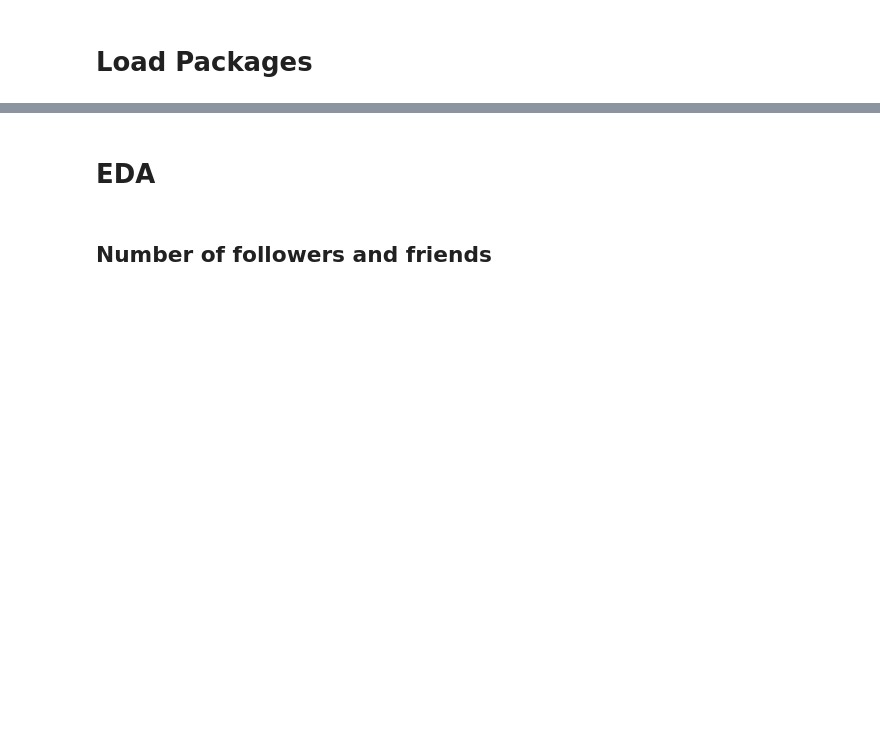
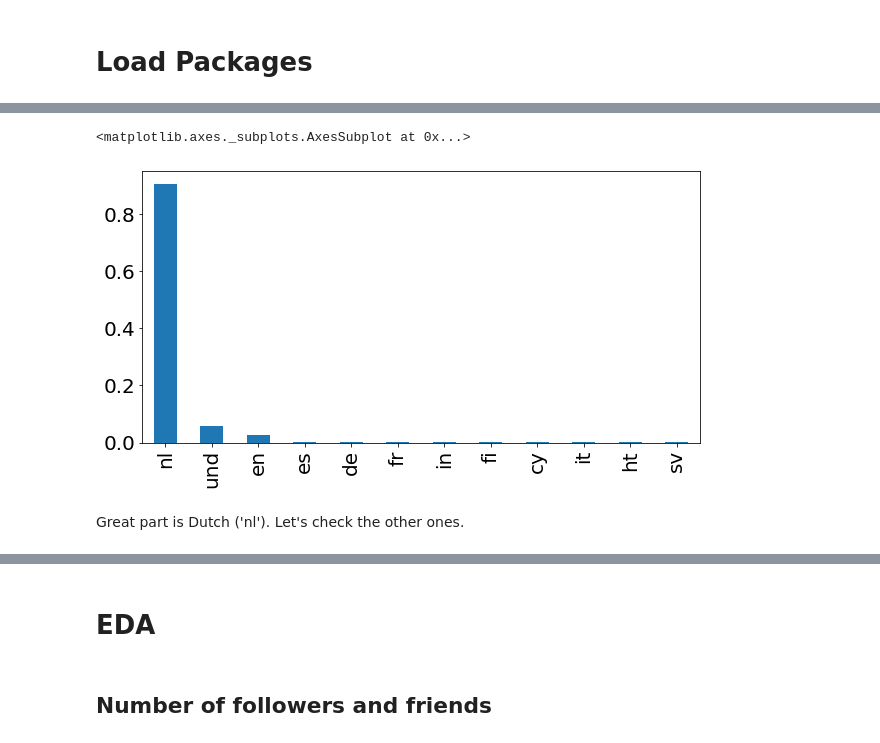
Before and after one commit to dpbac/twitter_analysis_online_grocery_NL, a Jupyter notebook: notebooks/03-EDA and Sentiment Analysis.ipynb, the cells around one changed output, grey strips where cells are left out. Drawn from its saved outputs; the diff is of its cells as text; code cells hidden in the pictures; blank space fills up the shorter version.

```diff
--- a/notebooks/03-EDA and Sentiment Analysis.ipynb
+++ b/notebooks/03-EDA and Sentiment Analysis.ipynb
@@ -24,0 +28,9 @@ TodaysDate = time.strftime("%Y-%m-%d")
+# %%
+# loading the most recent data
+df_picnic = pd.read_csv("../data/tweets/picnic_2020-06-22-14-51.csv")
+
+df_jumbo = pd.read_csv("../data/tweets/JumboSupermarkt_2020-06-22-15-01.csv")
+
+# loading the combined data of AH (retrieved 16/06 and 22/06)
+
+df_ah = pd.read_csv("../data/processed/AH_concat_16_and_22_June_2020-06-22.csv")
@@ -24,0 +75,3 @@ TodaysDate = time.strftime("%Y-%m-%d")
+# %%
+picnic_langs_count = df_picnic['language'].value_counts(normalize=True)
+picnic_langs_count
@@ -24,0 +92,7 @@ TodaysDate = time.strftime("%Y-%m-%d")
+# %%
+picnic_langs_count.plot.bar(figsize=(10,5), fontsize=20)
+# %% [output]
+<matplotlib.axes._subplots.AxesSubplot at 0x...>
+[figure, added]
+# %% [markdown]
+Great part is Dutch ('nl'). Let's check the other ones.
```
Also changed, not shown: parts of 45 cells of this notebook.
